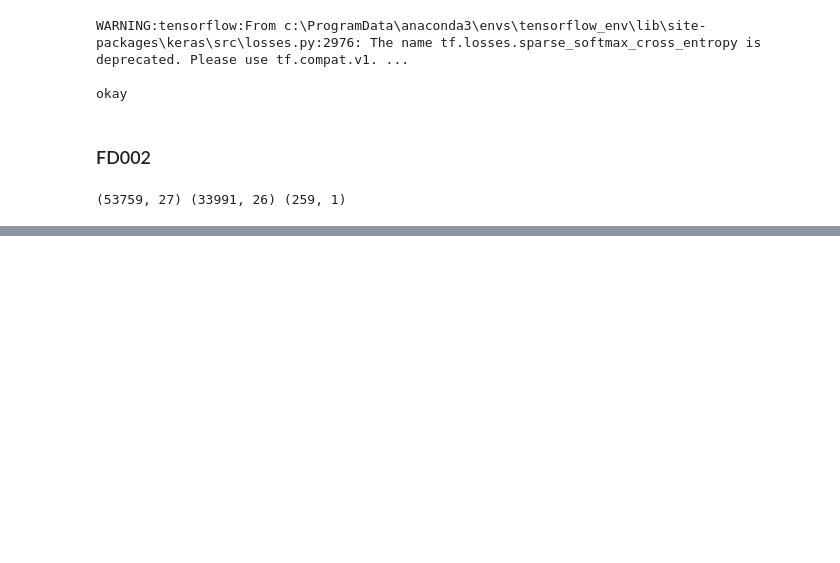
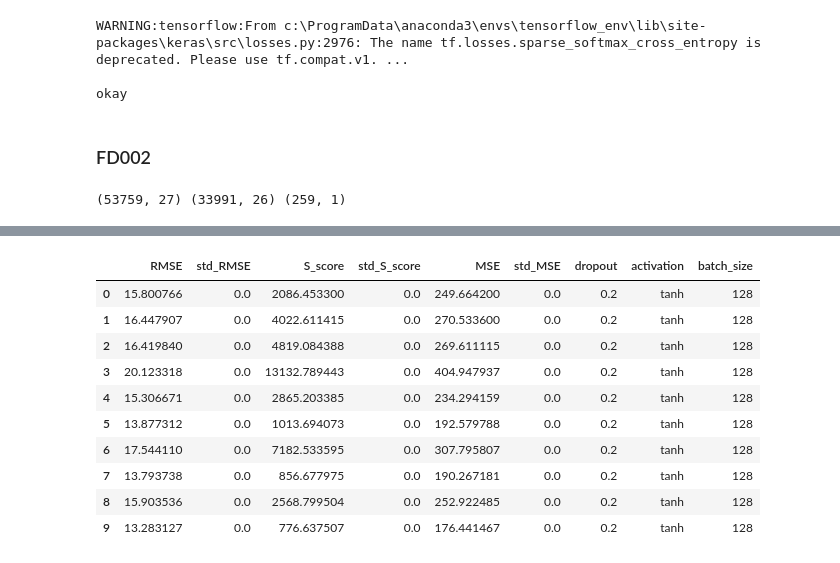
Before and after one commit to laminendao/special_issueV2, a Jupyter notebook: xai_versus_pp_samplingfd002ter.ipynb, the cells around one changed output, grey strips where cells are left out. Cells and saved outputs as stored; diff of their text form; code cells hidden in the pictures; blank space fills up the shorter version.

```diff
--- a/xai_versus_pp_samplingfd002ter.ipynb
+++ b/xai_versus_pp_samplingfd002ter.ipynb
@@ -168,7 +168,7 @@ list_df_metric = []
 df_metrics = pd.DataFrame()
 results = pd.DataFrame()
 
-for elm in tqdm(all_list[20:]):
+for elm in tqdm(all_list[35:]):
     # Modeling
     print(elm)
     print('...')
@@ -233,7 +233,7 @@ for elm in tqdm(all_list[20:]):
 
 #     results = results.append(pd.DataFrame(d, index=[0]), ignore_index=True)
     results = pd.concat([results, pd.DataFrame(d, index=[0])], ignore_index=True)
-    results.to_csv('fd002_result/performance_by_layerl3.csv')
+    results.to_csv('fd002_result/performance_by_layerl48.csv')
 
 
     # Get explanation and calculate the score
@@ -372,5 +372,5 @@ for elm in tqdm(all_list[20:]):
 
 
                 df_metrics = pd.concat([df_metrics, pd.DataFrame([list_metrics_l2x])])
-    df_metrics.to_csv('fd002_result/quality_by_layerl3.csv')
+    df_metrics.to_csv('fd002_result/quality_by_layerl48.csv')
 # %% [output]
@@ -495,0 +549,14 @@ WARNING:tensorflow:From c:\ProgramData\anaconda3\envs\tensorflow_env\lib\site-pa
+# %%
+results
+# %% [output]
+|  | RMSE | std_RMSE | S_score | std_S_score | MSE | std_MSE | dropout | activation | batch_size |
+| 0 | 15.800766 | 0.0 | 2086.453300 | 0.0 | 249.664200 | 0.0 | 0.2 | tanh | 128 |
+| 1 | 16.447907 | 0.0 | 4022.611415 | 0.0 | 270.533600 | 0.0 | 0.2 | tanh | 128 |
+| 2 | 16.419840 | 0.0 | 4819.084388 | 0.0 | 269.611115 | 0.0 | 0.2 | tanh | 128 |
+| 3 | 20.123318 | 0.0 | 13132.789443 | 0.0 | 404.947937 | 0.0 | 0.2 | tanh | 128 |
+| 4 | 15.306671 | 0.0 | 2865.203385 | 0.0 | 234.294159 | 0.0 | 0.2 | tanh | 128 |
+| 5 | 13.877312 | 0.0 | 1013.694073 | 0.0 | 192.579788 | 0.0 | 0.2 | tanh | 128 |
+| 6 | 17.544110 | 0.0 | 7182.533595 | 0.0 | 307.795807 | 0.0 | 0.2 | tanh | 128 |
+| 7 | 13.793738 | 0.0 | 856.677975 | 0.0 | 190.267181 | 0.0 | 0.2 | tanh | 128 |
+| 8 | 15.903536 | 0.0 | 2568.799504 | 0.0 | 252.922485 | 0.0 | 0.2 | tanh | 128 |
+| 9 | 13.283127 | 0.0 | 776.637507 | 0.0 | 176.441467 | 0.0 | 0.2 | tanh | 128 |
```
Also changed, not shown: parts of 2 cells of this notebook, 9 other files.
